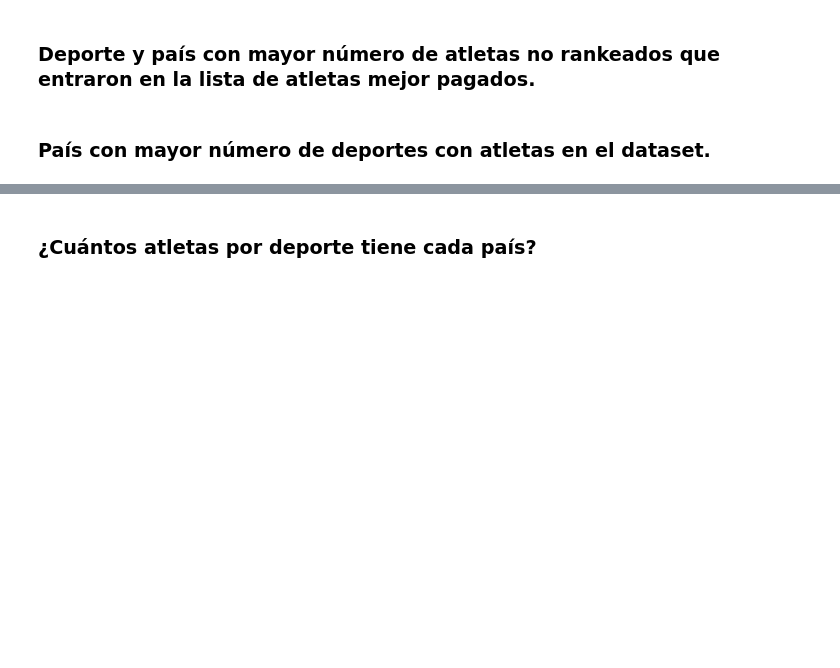
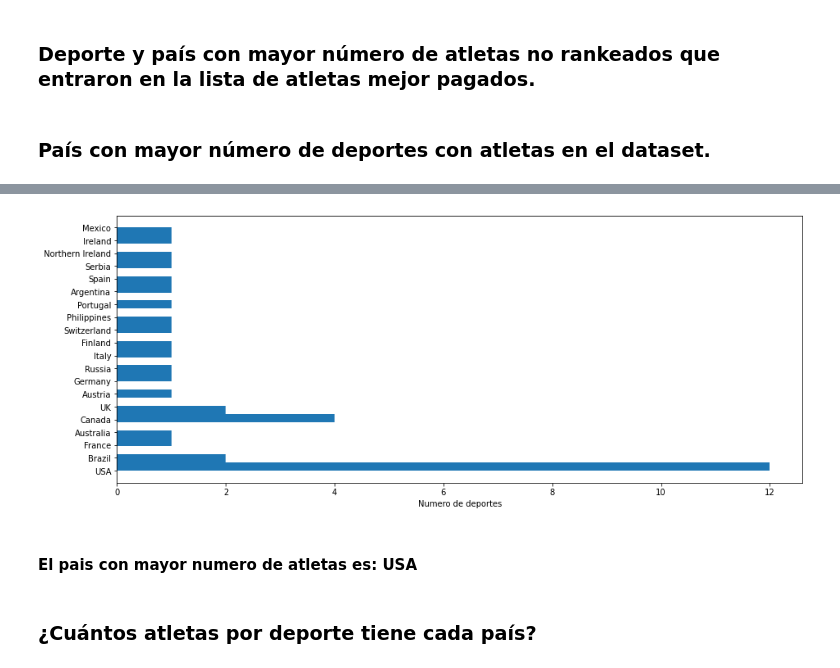
Before and after one commit to RodolfoKuman/devf_proyecto_modulo2, a Jupyter notebook: proyecto.ipynb, the cells around one changed output, grey strips where cells are left out. Cells and saved outputs as stored; diff of their text form; code cells hidden in the pictures; blank space fills up the shorter version.

```diff
--- a/proyecto.ipynb
+++ b/proyecto.ipynb
@@ -45,3 +130,12 @@ memory usage: 18.9+ KB
 ### Deporte y país con mayor número de atletas no rankeados que entraron en la lista de atletas mejor pagados.
 # %% [markdown]
 ### País con mayor número de deportes con atletas en el dataset.
+# %%
+
+df_by_sport = deportistas_df[['Nationality','Sport', 'Name']].copy()
+df_by_sport['Sport'] = df_by_sport['Sport'].str.lower()
+#Eliminando nombres de atletas duplicados para despues dejar en el dataframe los paises con deportes unicos
+df_by_sport = df_by_sport.drop_duplicates(subset=['Name'])
+df_by_sport = df_by_sport.drop_duplicates(subset=['Sport','Nationality'])
+df_by_sport = df_by_sport.drop('Name',1)
+df_by_sport
@@ -48,2 +181,11 @@ memory usage: 18.9+ KB
+# %%
+f, axes = plt.subplots(figsize=(15,6))
+plt.hist(df_by_sport['Nationality'], bins=30, orientation='horizontal')
+plt.xlabel('Numero de deportes')
+plt.show()
+# %% [output]
+[figure, added]
+# %% [markdown]
+#### El pais con mayor numero de atletas es: USA
 # %% [markdown]
 ### ¿Cuántos atletas por deporte tiene cada país?
```
Also changed, not shown: parts of 15 cells of this notebook, 1 other file.
